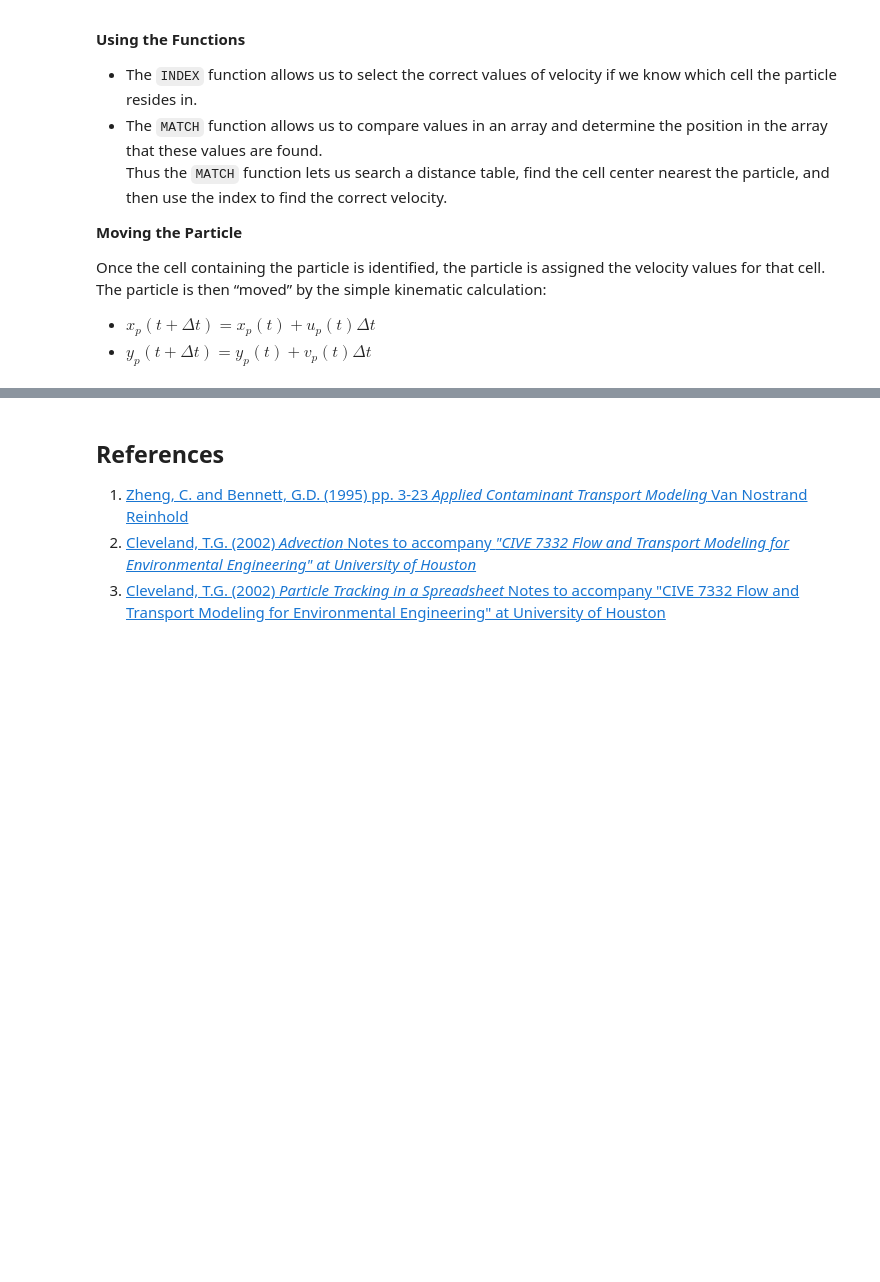
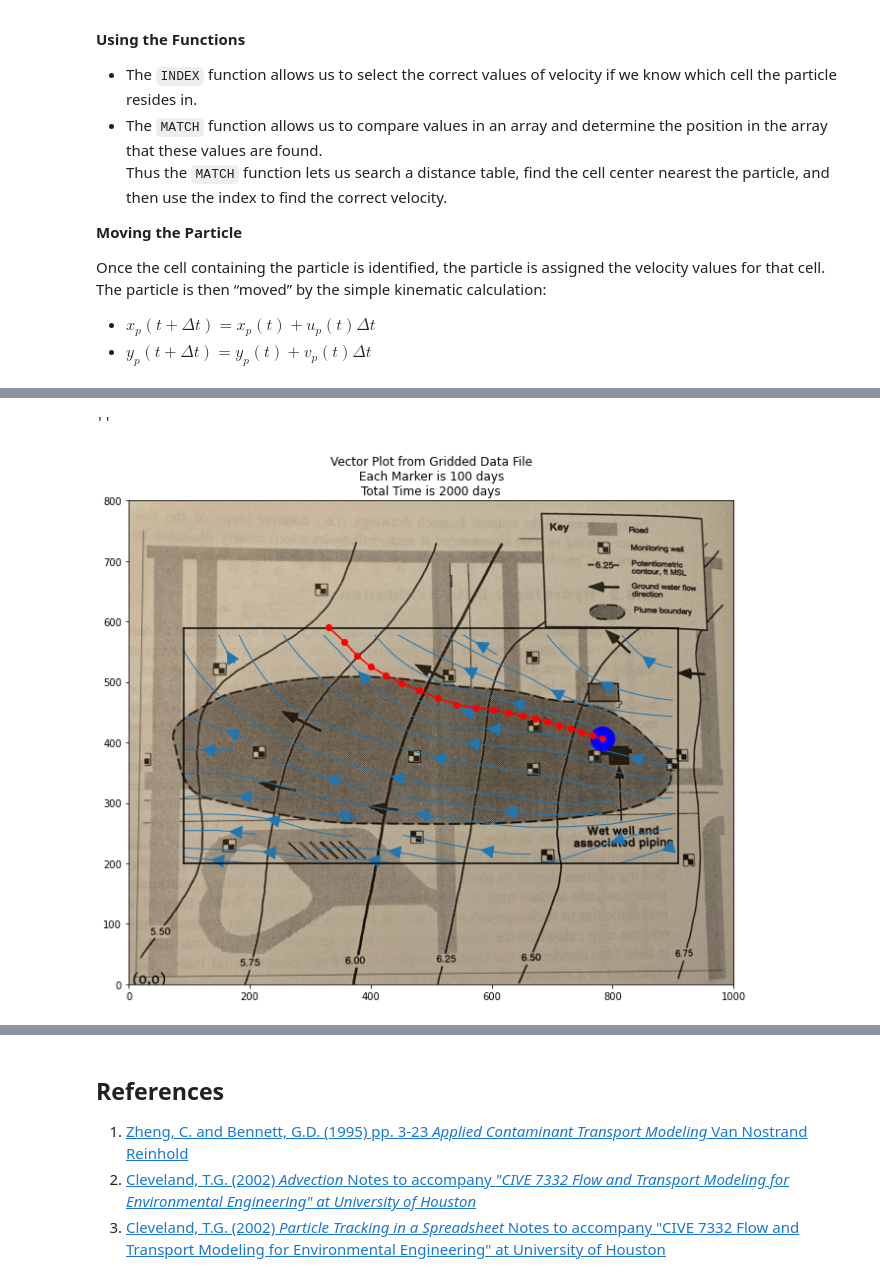
Before and after one commit to dustykat/ce-5364-webroot, a Jupyter notebook: ce5364notes/_build/jupyter_execute/chapters/5nonreactivetransport/3advection.ipynb, the cells around one changed output, grey strips where cells are left out. Saved outputs shown, nothing was run; the diff lists cells and outputs as text; code cells hidden in the pictures; blank space fills up the shorter version.

```diff
--- a/ce5364notes/_build/jupyter_execute/chapters/5nonreactivetransport/3advection.ipynb
+++ b/ce5364notes/_build/jupyter_execute/chapters/5nonreactivetransport/3advection.ipynb
@@ -171,0 +520,29 @@ Closer view for particle 3:
+# %%
+if flag:
+    matplotlib.pyplot.rcParams["figure.figsize"] = [10.00, 8.00]
+    matplotlib.pyplot.rcParams["figure.autolayout"] = True
+    im = matplotlib.pyplot.imread("Fig5.18-Coordinates.png") # base image
+fig, ax = matplotlib.pyplot.subplots()
+if flag:
+    im = ax.imshow(im, extent=[0, 1000, -125, 800])# sets X and Y plot window of basemap
+#fig.set_size_inches(14, 7)
+levels=[5.50,5.75,6.00,6.25,6.50,6.75]
+CS = ax.streamplot(XX, YY, UU, VV,  density=0.5, linewidth=1, color=None, arrowsize=3)
+#ax.clabel(CS, inline=2, fontsize=12)
+ax.set_title('Vector Plot from Gridded Data File\n' +\
+            'Each Marker is ' + str(deltaT) + ' days\n' +\
+            'Total Time is ' + str(etime) + ' days')
+ax.set_xlim([0,1000])
+ax.set_ylim([0,800]);
+ax.plot([xxl,xxh],[yyl,yyl],color="black")
+ax.plot([xxl,xxh],[yyh,yyh],color="black")
+ax.plot([xxl,xxl],[yyl,yyh],color="black")
+ax.plot([xxh,xxh],[yyl,yyh],color="black")
+xtrajectory = [sublist[1] for sublist in TX]
+ytrajectory = [sublist[1] for sublist in TY]
+ax.plot(xtrajectory[0],ytrajectory[0],marker="o",color="blue",markersize=24)
+ax.plot(xtrajectory,ytrajectory,marker="o",color="red")
+;
+# %% [output]
+''
+[figure, added]
```
Also changed, not shown: parts of 15 cells of this notebook, 47 other files.
